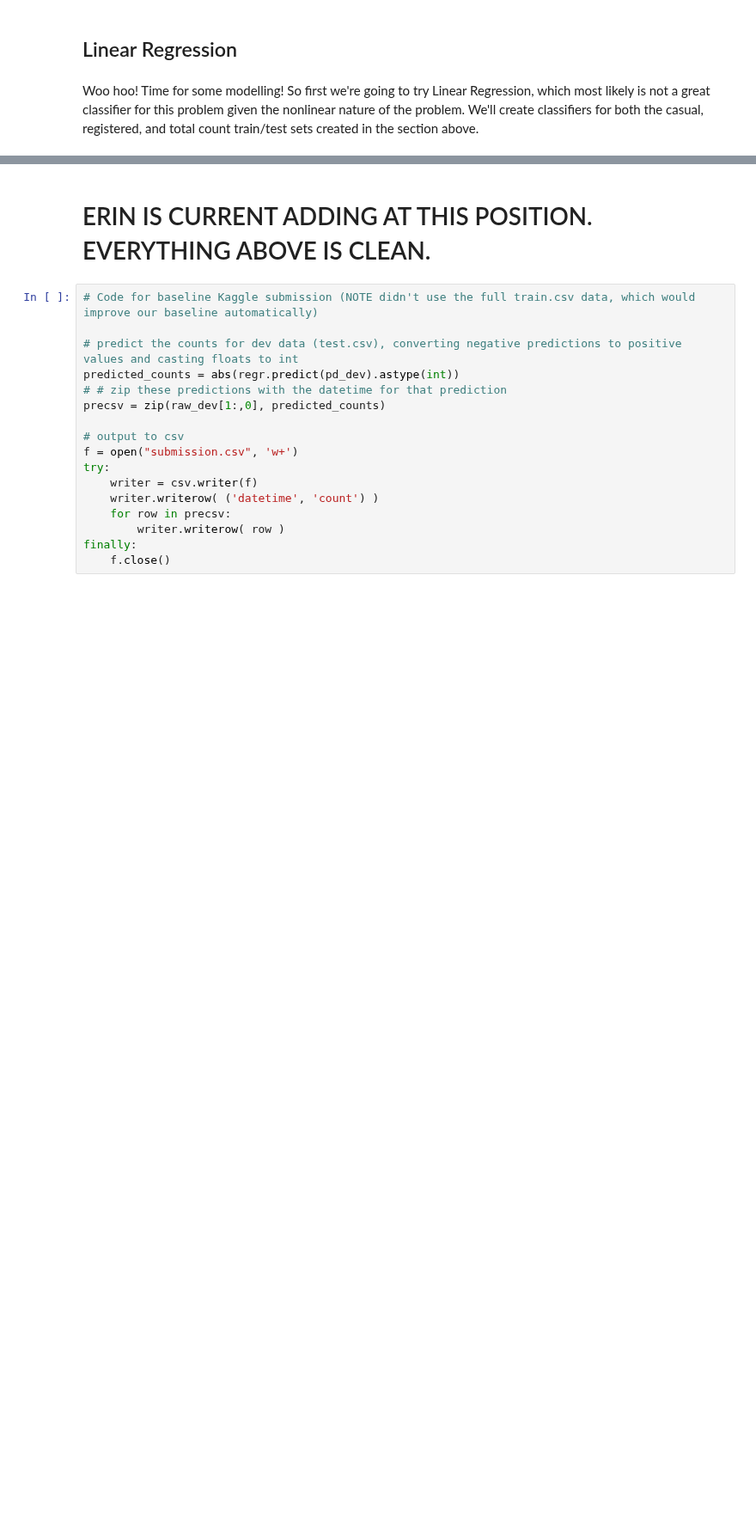
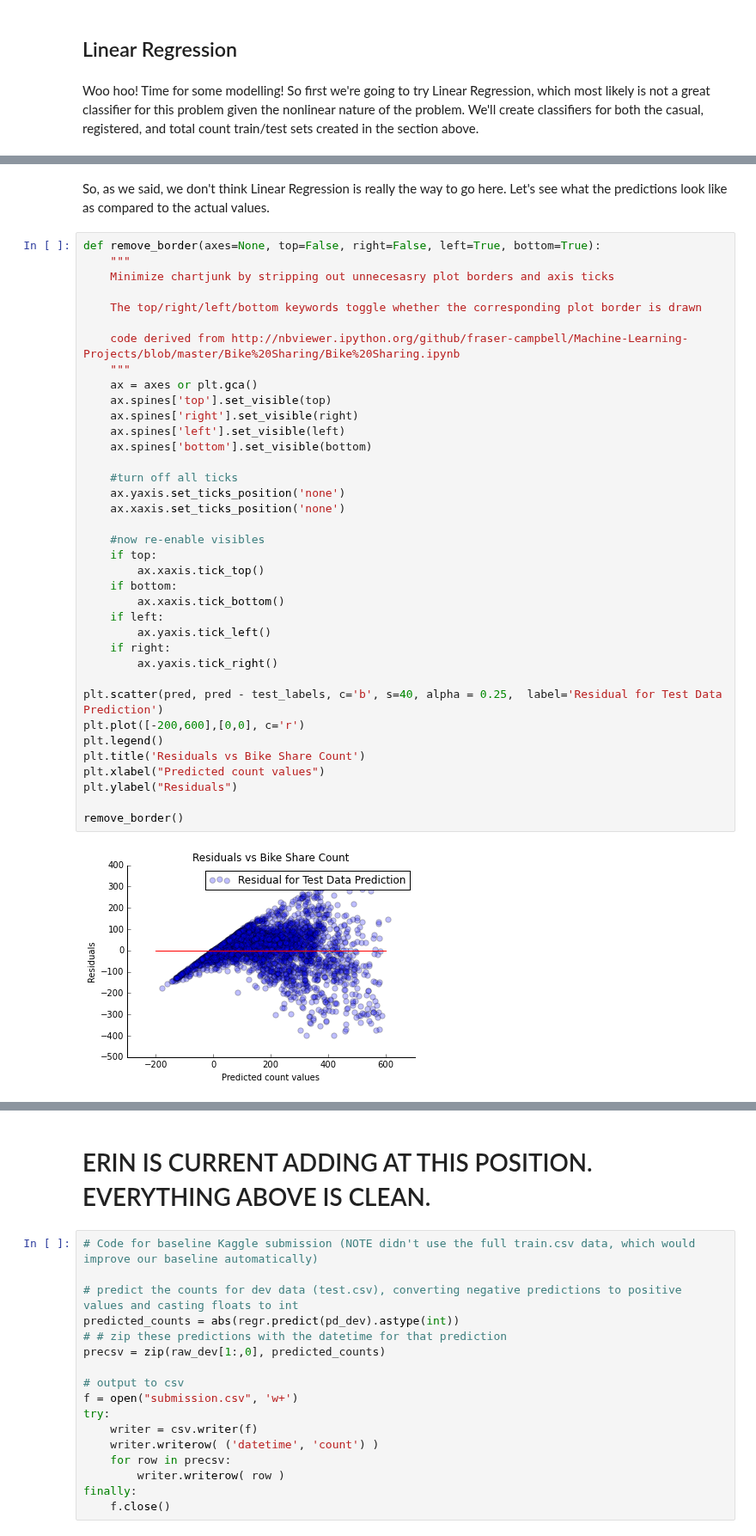
Before and after one commit to elizabethpeters/MIDS_girlpower, a Jupyter notebook: FinalProject_Erin.ipynb, the cells around one changed output, grey strips where cells are left out. Shown at 86% size. Cells and saved outputs as stored; diff of their text form; blank space fills up the shorter version.

```diff
--- a/FinalProject_Erin.ipynb
+++ b/FinalProject_Erin.ipynb
@@ -265 +252,42 @@ Variance score for casual prediction: 0.57
 Variance score for registered prediction: 0.69
+# %% [markdown]
+So, as we said, we don't think Linear Regression is really the way to go here. Let's see what the predictions look like as compared to the actual values.
+# %%
+def remove_border(axes=None, top=False, right=False, left=True, bottom=True):
+    """
+    Minimize chartjunk by stripping out unnecesasry plot borders and axis ticks
+
+    The top/right/left/bottom keywords toggle whether the corresponding plot border is drawn
+
+    code derived from http://nbviewer.ipython.org/github/fraser-campbell/Machine-Learning-Projects/blob/master/Bike%20Sharing/Bike%20Sharing.ipynb
+    """
+    ax = axes or plt.gca()
+    ax.spines['top'].set_visible(top)
+    ax.spines['right'].set_visible(right)
+    ax.spines['left'].set_visible(left)
+    ax.spines['bottom'].set_visible(bottom)
+
+    #turn off all ticks
+    ax.yaxis.set_ticks_position('none')
+    ax.xaxis.set_ticks_position('none')
+
+    #now re-enable visibles
+    if top:
+        ax.xaxis.tick_top()
+    if bottom:
+        ax.xaxis.tick_bottom()
+    if left:
+        ax.yaxis.tick_left()
+    if right:
+        ax.yaxis.tick_right()
+
+plt.scatter(pred, pred - test_labels, c='b', s=40, alpha = 0.25,  label='Residual for Test Data Prediction')
+plt.plot([-200,600],[0,0], c='r')
+plt.legend()
+plt.title('Residuals vs Bike Share Count')
+plt.xlabel("Predicted count values")
+plt.ylabel("Residuals")
+
+remove_border()
+# %% [output]
+[figure, added]
```
Also changed, not shown: parts of 9 cells of this notebook, 1 other file.
